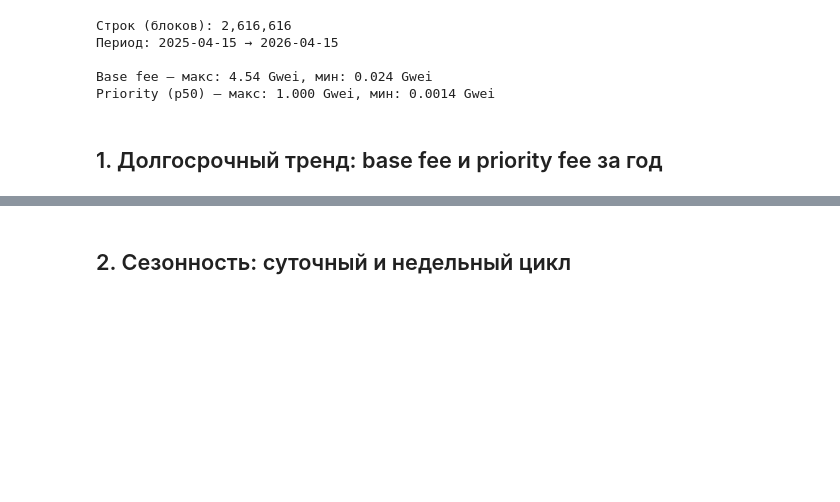
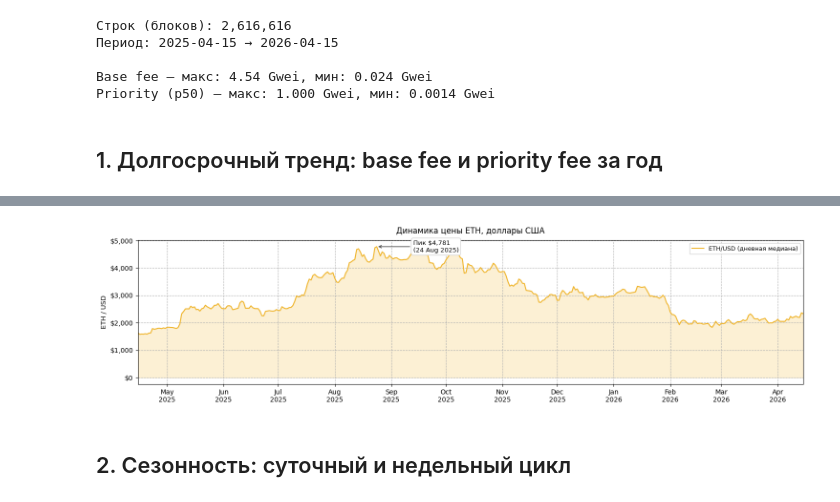
Before and after one commit to dizpatcher/ethereum-fee, a Jupyter notebook: notebooks/eda_extra.ipynb, the cells around one changed output, grey strips where cells are left out. Cells and saved outputs as stored; diff of their text form; code cells hidden in the pictures; blank space fills up the shorter version.

```diff
--- a/notebooks/eda_extra.ipynb
+++ b/notebooks/eda_extra.ipynb
@@ -140,3 +137,31 @@ plt.show()
+# %%
+# Цена ETH
+fig, ax = plt.subplots(figsize=(15, 4))
+
+ax.fill_between(daily.index, daily["last_eth_price"], alpha=0.20, color=C_ETH)
+ax.plot(daily.index, daily["last_eth_price"], color=C_ETH, lw=1.5, label="ETH/USD (дневная медиана)")
+
+eth_peak_d = daily["last_eth_price"].idxmax()
+eth_peak_v = daily["last_eth_price"].max()
+ax.annotate(
+    f"Пик ${eth_peak_v:,.0f}\n({eth_peak_d.strftime('%d %b %Y')})",
+    xy=(eth_peak_d, eth_peak_v),
+    xytext=(eth_peak_d + pd.Timedelta(days=20), eth_peak_v * 0.96),
+    arrowprops=dict(arrowstyle="->", color="#555", lw=1.2),
+    fontsize=9.5,
+    bbox=dict(boxstyle="round,pad=0.3", fc="white", ec="#ccc", lw=0.8),
+)
+
+ax.set_title("Динамика цены ETH, доллары США", pad=10)
+ax.set_ylabel("ETH / USD")
+ax.yaxis.set_major_formatter(mticker.FuncFormatter(lambda x, _: f"${x:,.0f}"))
+ax.legend(loc="upper right", fontsize=9)
+ax.grid(True, axis="both", ls="--")
+_set_date_axis(ax)
+plt.tight_layout()
+plt.show()
+# %% [output]
+[figure, added]
 # %% [markdown]
 ## 2. Сезонность: суточный и недельный цикл
 # %%
```
Also changed, not shown: parts of 4 cells of this notebook.
